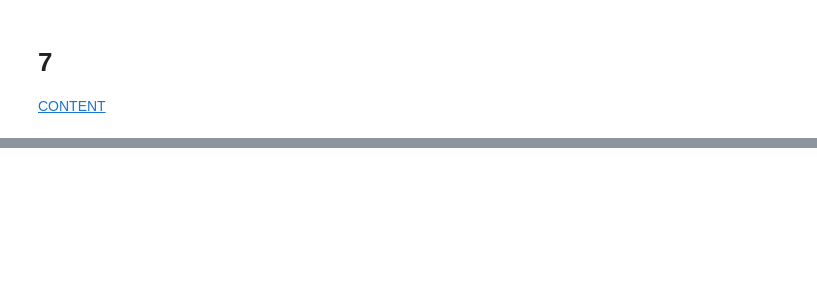
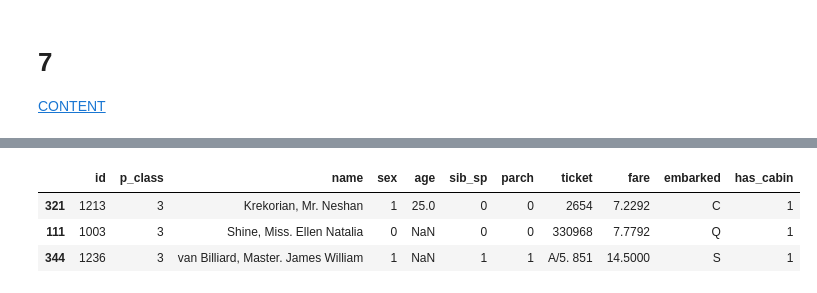
Before and after one commit to RuslGL/kaggle_practice, a Jupyter notebook: titanic/classic_ml.ipynb, the cells around one changed output, grey strips where cells are left out. Saved outputs shown, nothing was run; the diff lists cells and outputs as text; code cells hidden in the pictures; blank space fills up the shorter version.

```diff
--- a/titanic/classic_ml.ipynb
+++ b/titanic/classic_ml.ipynb
@@ -792,0 +1060,4 @@ results
+# %%
+test_data = pd.read_csv('data/test.csv')
+
+test_data.info()
@@ -792,0 +1083,14 @@ results
+# %%
+test_data.columns = ['id', 'p_class', 'name', 'sex', 'age', 'sib_sp',
+       'parch', 'ticket', 'fare', 'cabin', 'embarked']
+
+test_data.sex = np.where(test_data.sex=='male', 1, 0)
+
+test_data['has_cabin'] = np.where(test_data.cabin.notnull() | test_data.p_class==1, 1, 0)
+test_data = test_data.drop('cabin', axis=1)
+test_data.sample(3)
+# %% [output]
+|  | id | p_class | name | sex | age | sib_sp | parch | ticket | fare | embarked | has_cabin |
+| 321 | 1213 | 3 | Krekorian, Mr. Neshan | 1 | 25.0 | 0 | 0 | 2654 | 7.2292 | C | 1 |
+| 111 | 1003 | 3 | Shine, Miss. Ellen Natalia | 0 | NaN | 0 | 0 | 330968 | 7.7792 | Q | 1 |
+| 344 | 1236 | 3 | van Billiard, Master. James William | 1 | NaN | 1 | 1 | A/5. 851 | 14.5000 | S | 1 |
```
Also changed, not shown: parts of 34 cells of this notebook.
